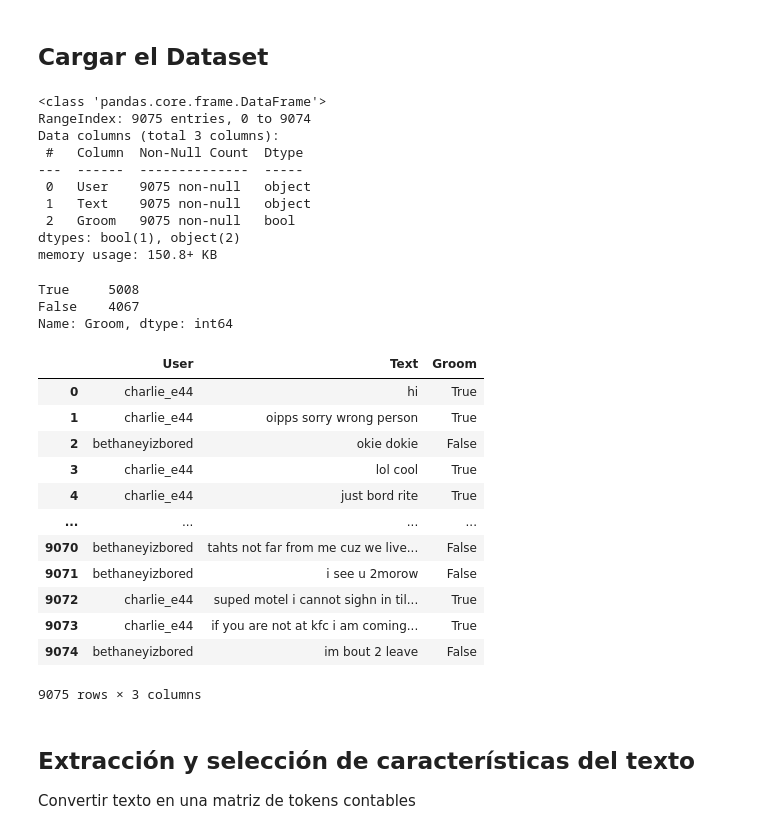
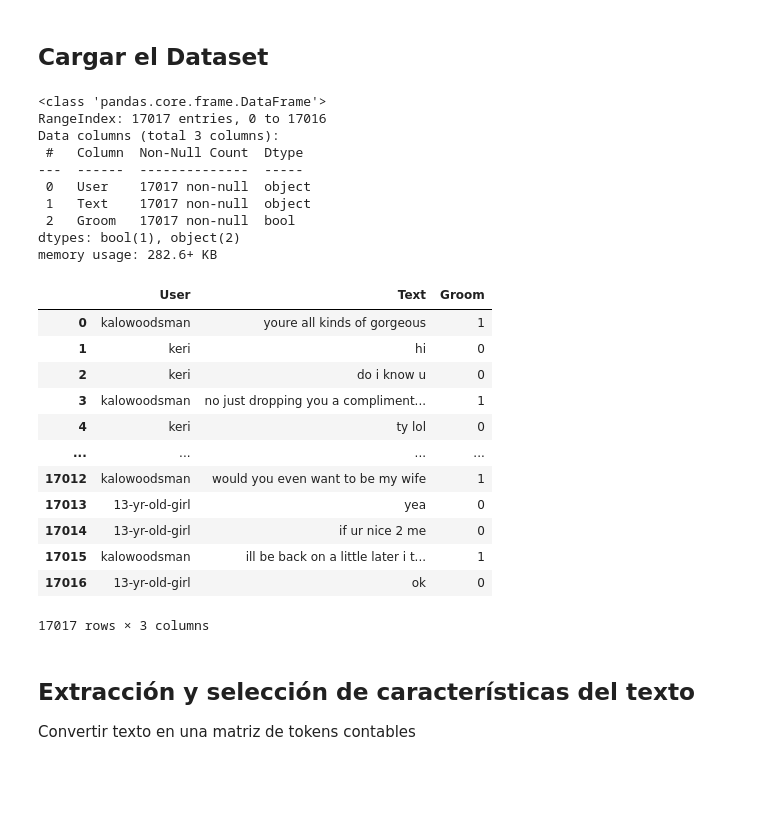
Before and after one commit to Paul-Romero/NLP, a Jupyter notebook: TestLab/TestClassifiers.ipynb, the cells around one changed output. Cells and saved outputs as stored; diff of their text form; code cells hidden in the pictures; blank space fills up the shorter version.

```diff
--- a/TestLab/TestClassifiers.ipynb
+++ b/TestLab/TestClassifiers.ipynb
@@ -5,39 +5,39 @@
 # %%
 import pandas as pd
 # %%
-df = pd.read_csv("./Dataset/charlie_e44.csv")
+df = pd.read_csv("Dataset/kalowoodsman.csv")
 df.info()
-df.Groom.value_counts()
 # %% [output]
 <class 'pandas.core.frame.DataFrame'>
-RangeIndex: 9075 entries, 0 to 9074
+RangeIndex: 17017 entries, 0 to 17016
 Data columns (total 3 columns):
  #   Column  Non-Null Count  Dtype
 ---  ------  --------------  -----
- 0   User    9075 non-null   object
- 1   Text    9075 non-null   object
- 2   Groom   9075 non-null   bool
+ 0   User    17017 non-null  object
+ 1   Text    17017 non-null  object
+ 2   Groom   17017 non-null  bool
 dtypes: bool(1), object(2)
-memory usage: 150.8+ KB
+memory usage: 282.6+ KB
-True     5008
-False    4067
-Name: Groom, dtype: int64
 # %%
+from sklearn.preprocessing import LabelEncoder
+num_encoder = LabelEncoder()
+df['Groom'] = num_encoder.fit_transform(df['Groom']).astype('int')
+#df['Text'] = num_encoder.fit_transform(df['Text']).astype('int')
 df
 # %% [output]
 |  | User | Text | Groom |
-| 0 | charlie_e44 | hi | True |
-| 1 | charlie_e44 | oipps sorry wrong person | True |
-| 2 | bethaneyizbored | okie dokie | False |
-| 3 | charlie_e44 | lol cool | True |
-| 4 | charlie_e44 | just bord rite | True |
+| 0 | kalowoodsman | youre all kinds of gorgeous | 1 |
+| 1 | keri | hi | 0 |
+| 2 | keri | do i know u | 0 |
+| 3 | kalowoodsman | no just dropping you a compliment... | 1 |
+| 4 | keri | ty lol | 0 |
 | ... | ... | ... | ... |
-| 9070 | bethaneyizbored | tahts not far from me cuz we live... | False |
-| 9071 | bethaneyizbored | i see u 2morow | False |
-| 9072 | charlie_e44 | suped motel i cannot sighn in til... | True |
-| 9073 | charlie_e44 | if you are not at kfc i am coming... | True |
-| 9074 | bethaneyizbored | im bout 2 leave | False |
+| 17012 | kalowoodsman | would you even want to be my wife | 1 |
+| 17013 | 13-yr-old-girl | yea | 0 |
+| 17014 | 13-yr-old-girl | if ur nice 2 me | 0 |
+| 17015 | kalowoodsman | ill be back on a little later i t... | 1 |
+| 17016 | 13-yr-old-girl | ok | 0 |
-9075 rows × 3 columns
+17017 rows × 3 columns
 # %% [markdown]
 ## Extracción y selección de características del texto
 Convertir texto en una matriz de tokens contables
```
Also changed, not shown: parts of 56 cells of this notebook, 13 other files.
